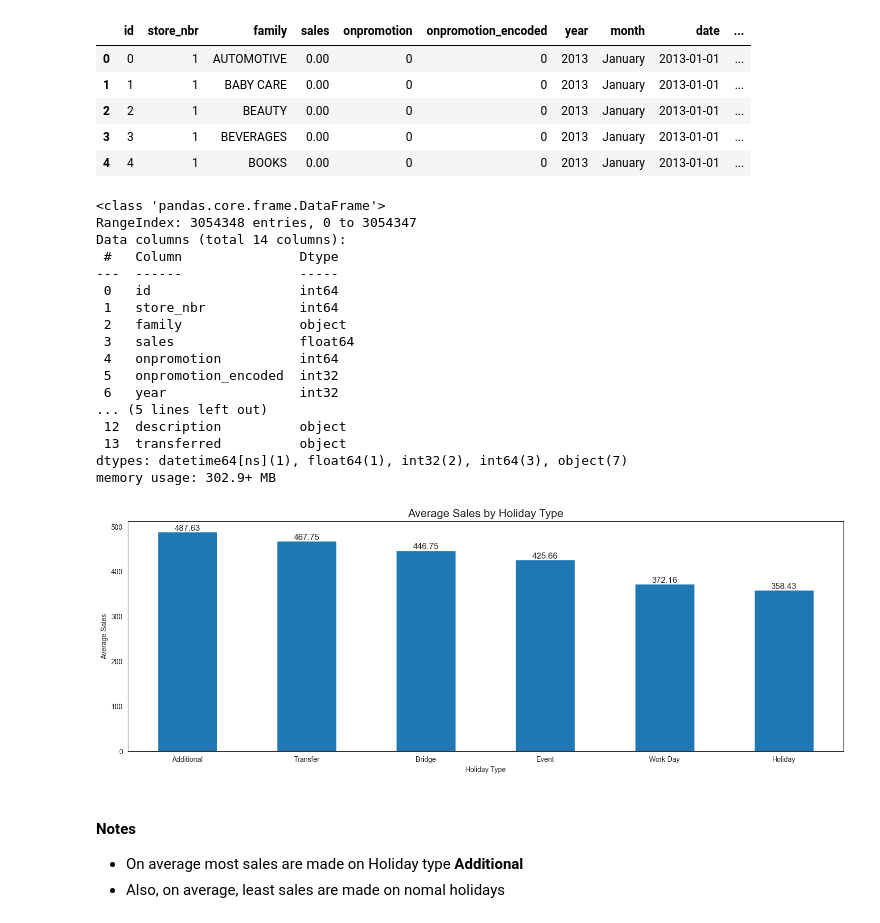
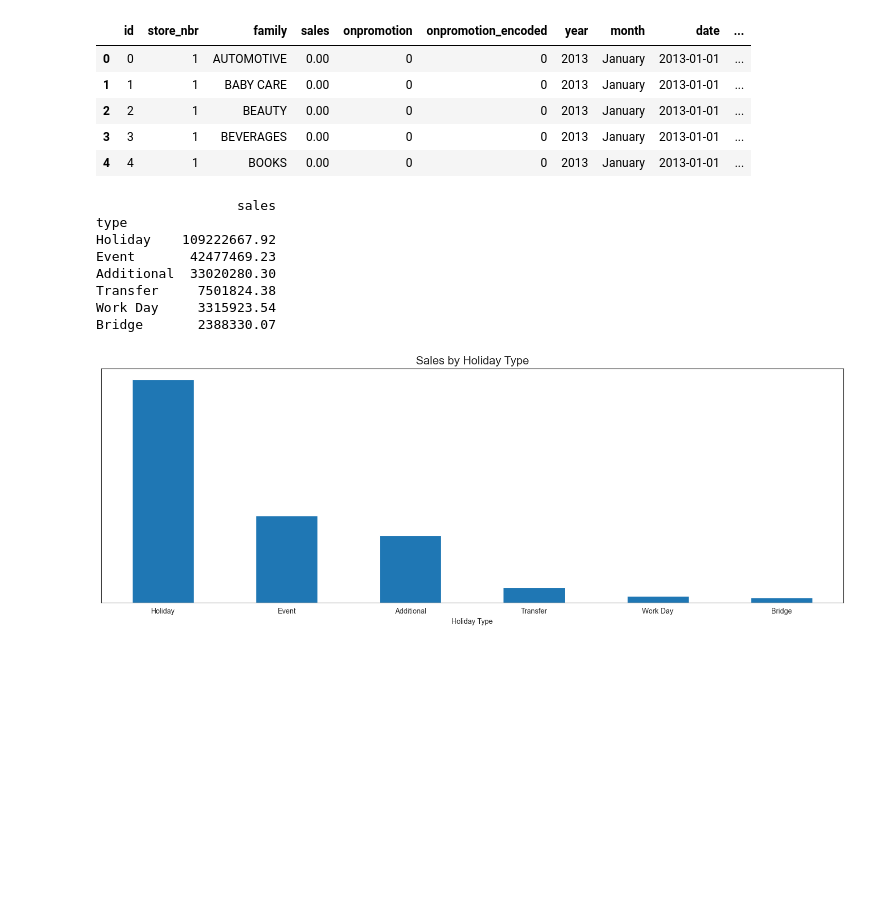
Before and after one commit to murithidenisgitobu/Time-Series-Regression-Analysis-Corporation-Favorita-, a Jupyter notebook: Time Series Regression Analysis - Corporation Favorita.ipynb, the cells around one changed output. Drawn from its saved outputs; the diff is of its cells as text; code cells hidden in the pictures; blank space fills up the shorter version.

```diff
--- a/Time Series Regression Analysis - Corporation Favorita.ipynb
+++ b/Time Series Regression Analysis - Corporation Favorita.ipynb
@@ -1322,50 +1322,31 @@ merge_train_hols.head()
 | 2 | 2 | 1 | BEAUTY | 0.00 | 0 | 0 | 2013 | January | 2013-01-01 | ... |
 | 3 | 3 | 1 | BEVERAGES | 0.00 | 0 | 0 | 2013 | January | 2013-01-01 | ... |
 | 4 | 4 | 1 | BOOKS | 0.00 | 0 | 0 | 2013 | January | 2013-01-01 | ... |
-# %%
-merge_train_hols.info()
-# %% [output]
-<class 'pandas.core.frame.DataFrame'>
-RangeIndex: 3054348 entries, 0 to 3054347
-Data columns (total 14 columns):
- #   Column               Dtype
----  ------               -----
- 0   id                   int64
- 1   store_nbr            int64
- 2   family               object
- 3   sales                float64
- 4   onpromotion          int64
- 5   onpromotion_encoded  int32
- 6   year                 int32
-... (5 lines left out)
- 12  description          object
- 13  transferred          object
-dtypes: datetime64[ns](1), float64(1), int32(2), int64(3), object(7)
-memory usage: 302.9+ MB
 # %%
 # Group the data by holiday type and calculate the average sales for each type
-average_sales_by_type = merge_train_hols.groupby("type").agg({"sales": "mean"}).sort_values(by="sales", ascending=False)
+sales_by_holiday_type = merge_train_hols.groupby("type").agg({"sales": "sum"}).sort_values(by="sales", ascending=False)
+print(sales_by_holiday_type)
 
 # Create a figure and axis object
 fig, ax = plt.subplots(figsize=(15, 6))
 
 # Plot a bar chart of the average sales by holiday type
-average_sales_by_type.plot(kind="bar", y="sales", ax=ax, legend=False)
-
-# Add labels to the bars
-for index, value in enumerate(average_sales_by_type["sales"]):
-    plt.text(index, value, str(round(value, 2)), ha='center', va='bottom', fontsize=12)
+sales_by_holiday_type.plot(kind="bar", y="sales", ax=ax, legend=False)
 
 # Add a title and labels
-ax.set_title("Average Sales by Holiday Type", fontsize=16)
+ax.set_title("Sales by Holiday Type", fontsize=16)
 ax.set_xlabel("Holiday Type")
-ax.set_ylabel("Average Sales")
 plt.tight_layout()
 plt.xticks(rotation=0)
+plt.yticks([])
 plt.show()
 # %% [output]
+                  sales
+type
+Holiday    109222667.92
+Event       42477469.23
+Additional  33020280.30
+Transfer     7501824.38
+Work Day     3315923.54
+Bridge       2388330.07
-[figure, old version]
+[figure, new version]
-# %% [markdown]
-#### **Notes**
-- On average most sales  are made on Holiday type **Additional**
-- Also, on average, least sales are made on nomal holidays
```
Also changed, not shown: parts of 13 cells of this notebook.
